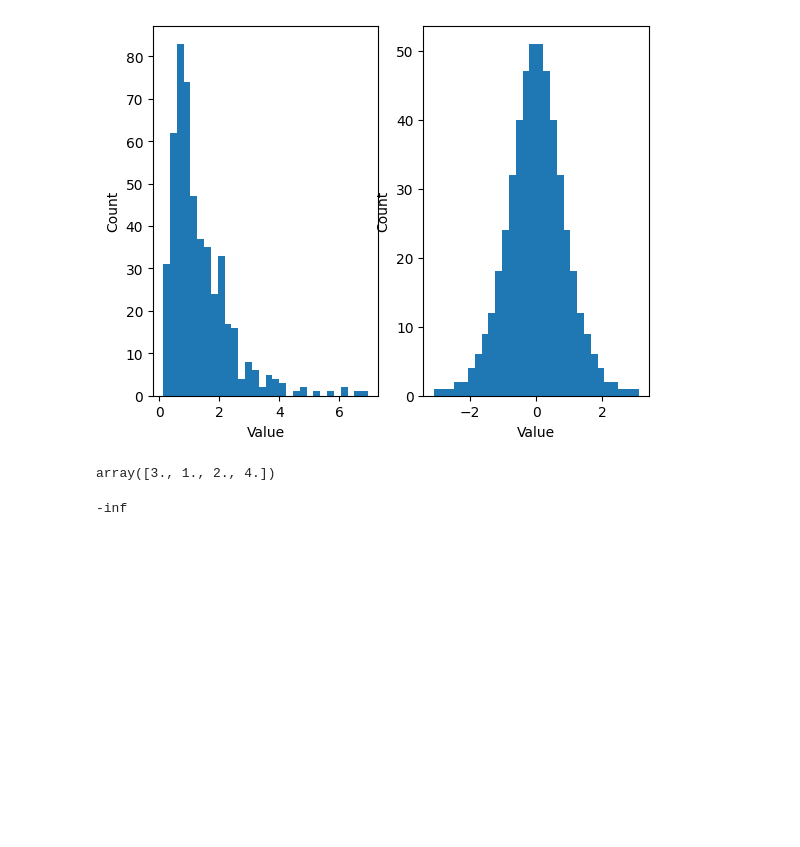
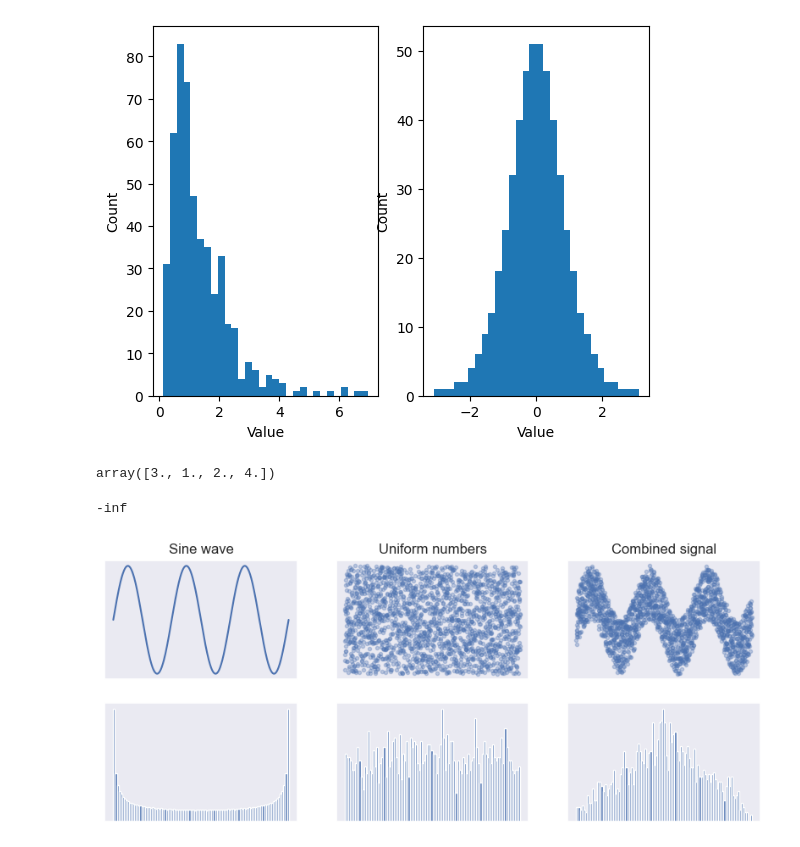
Before and after one commit to yaowenqiang/master_math_by_coding_in_python, a Jupyter notebook: building_distribution_from_random_numbers.ipynb, the cells around one changed output. Drawn from its saved outputs; the diff is of its cells as text; code cells hidden in the pictures; blank space fills up the shorter version.

```diff
--- a/building_distribution_from_random_numbers.ipynb
+++ b/building_distribution_from_random_numbers.ipynb
@@ -76,3 +76,37 @@ array([3., 1., 2., 4.])
 np.arctanh(-1)
 # %% [output]
 -inf
+# %%
+n = 2000
+
+# plt.plot(np.random.rand(n),'.')
+# plt.plot(np.linspace(0.6*np.pi,n))
+a = np.linspace(0,6*np.pi,n)
+sig1 = np.sin(a)
+# print(sig1.shape)
+sig2 = np.random.rand(n)*2-1
+# print(sig2.shape)
+
+combi = sig1 + sig2
+
+fig, ax = plt.subplots(2,3,figsize=(10,4))
+
+ax[0,0].plot(sig1)
+ax[0,0].set_title('Sine wave')
+ax[1,0].hist(sig1,100)
+
+ax[0,1].plot(sig2,'.',alpha=.3)
+ax[0,1].set_title('Uniform numbers')
+ax[1,1].hist(sig2,100)
+
+ax[0,2].plot(combi,'.',alpha=.3)
+ax[0,2].set_title('Combined signal')
+ax[1,2].hist(combi,100)
+
+
+for i in np.matrix.flatten(ax):
+    i.set_xticks([])
+    i.set_yticks([])
+plt.show()
+# %% [output]
+[figure, added]
```
Also changed, not shown: parts of 2 cells of this notebook, 1 other file.
